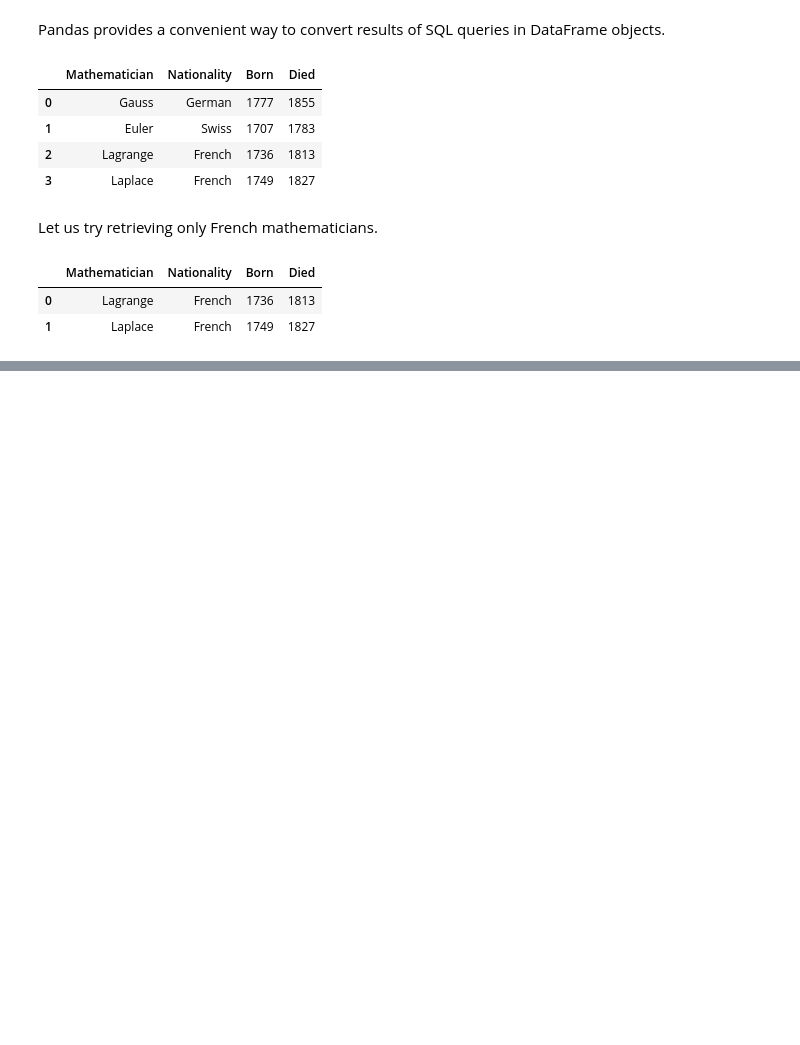
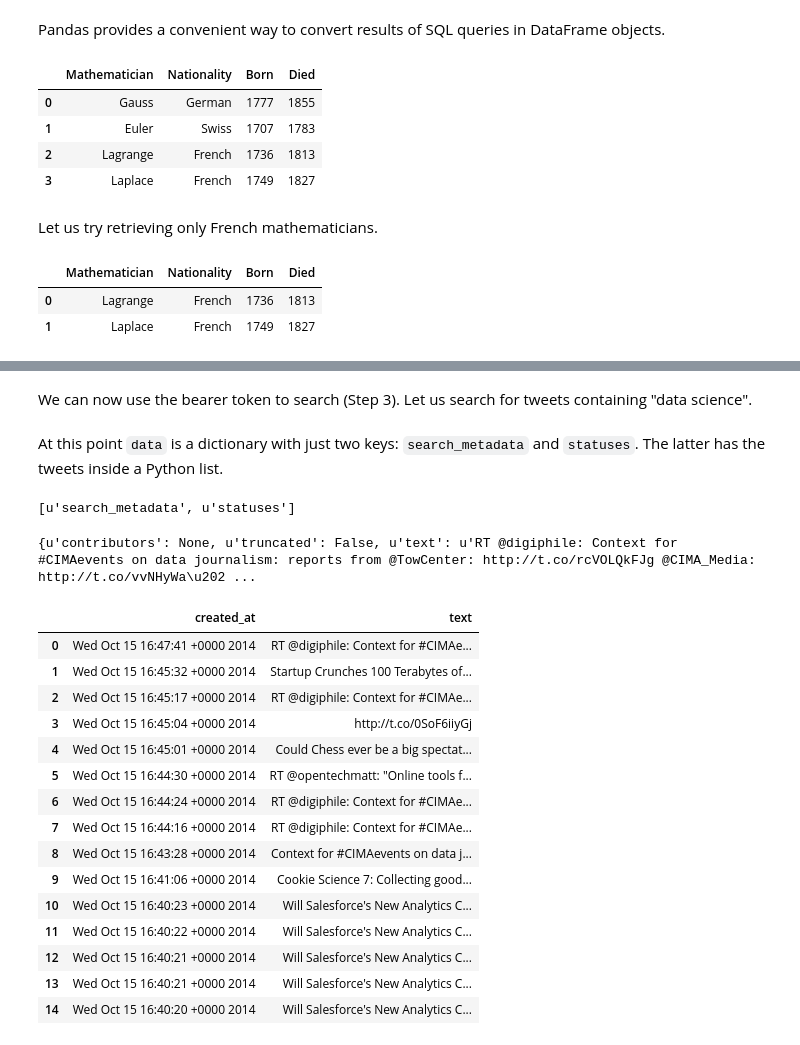
Before and after one commit to ambujtewari/stats607a-fall2014, a Jupyter notebook: Lecture 10.ipynb, the cells around one changed output, grey strips where cells are left out. Cells and saved outputs as stored; diff of their text form; code cells hidden in the pictures; blank space fills up the shorter version.

```diff
--- a/Lecture 10.ipynb
+++ b/Lecture 10.ipynb
@@ -190,0 +202,17 @@ sql.read_sql('SELECT * FROM math WHERE Nationality="French"', con)
+# %%
+from urllib2 import urlopen, Request  # to create HTTP requests and open URLs
+import base64  # for base64 encoding
+import json  # for handling the JSON format
+
+consumer_key = 'dNcn9ZjPJ6dSaXJMYnVgna7jg'  # our app's consumer key
+consumer_secret = open('consumer_secret', 'r').read().strip()  # read secret (should not be made public) from file
+
+bearer_token = '%s:%s' % (consumer_key, consumer_secret)
+encoded_bearer_token = base64.b64encode(bearer_token.encode('ascii'))  # bearer token needs to be base64 encoded
+request = Request('https://api.twitter.com/oauth2/token')
+request.add_header('Content-Type',
+                   'application/x-www-form-urlencoded;charset=UTF-8')
+request.add_header('Authorization',
+                   'Basic %s' % encoded_bearer_token.decode('utf-8'))
+request_data = 'grant_type=client_credentials'.encode('ascii')
+request.add_data(request_data)
@@ -190,0 +221,45 @@ sql.read_sql('SELECT * FROM math WHERE Nationality="French"', con)
+# %%
+response = urlopen(request)  # make the request
+raw_data = response.read().decode('utf-8')  # read the raw results in JSON format
+data = json.loads(raw_data)  # decode JSON into Python data structures
+bearer_token = data['access_token']  # extract the token
+# %% [markdown]
+We can now use the bearer token to search (Step 3). Let us search for tweets containing "data science".
+# %%
+url = 'https://api.twitter.com/1.1/search/tweets.json?q=data%20science'  # search for "data science"
+request = Request(url)
+request.add_header('Authorization', 'Bearer %s' % bearer_token)  # use the bearer token from Step 2
+response = urlopen(request)  # make the request
+raw_data = response.read().decode('utf-8')  # results in raw JSON
+data = json.loads(raw_data)  # decode JSON into Python data structures
+# %% [markdown]
+At this point `data` is a dictionary with just two keys: `search_metadata` and `statuses`. The latter has the tweets inside a Python list.
+# %%
+print data.keys()
+# %% [output]
+[u'search_metadata', u'statuses']
+# %%
+print data['statuses'][0]  # get the first tweet, it is returned as a dict
+# %% [output]
+{u'contributors': None, u'truncated': False, u'text': u'RT @digiphile: Context for #CIMAevents on data journalism: reports from @TowCenter: http://t.co/rcVOLQkFJg @CIMA_Media: http://t.co/vvNHyWa\u202 ...
+# %%
+# Extract the text and created_at fields and convert in pandas DataFrame
+tweets_df = pd.DataFrame(data['statuses'], columns=['created_at', 'text'])
+tweets_df
+# %% [output]
+|  | created_at | text |
+| 0 | Wed Oct 15 16:47:41 +0000 2014 | RT @digiphile: Context for #CIMAe... |
+| 1 | Wed Oct 15 16:45:32 +0000 2014 | Startup Crunches 100 Terabytes of... |
+| 2 | Wed Oct 15 16:45:17 +0000 2014 | RT @digiphile: Context for #CIMAe... |
+| 3 | Wed Oct 15 16:45:04 +0000 2014 | http://t.co/0SoF6iiyGj |
+| 4 | Wed Oct 15 16:45:01 +0000 2014 | Could Chess ever be a big spectat... |
+| 5 | Wed Oct 15 16:44:30 +0000 2014 | RT @opentechmatt: "Online tools f... |
+| 6 | Wed Oct 15 16:44:24 +0000 2014 | RT @digiphile: Context for #CIMAe... |
+| 7 | Wed Oct 15 16:44:16 +0000 2014 | RT @digiphile: Context for #CIMAe... |
+| 8 | Wed Oct 15 16:43:28 +0000 2014 | Context for #CIMAevents on data j... |
+| 9 | Wed Oct 15 16:41:06 +0000 2014 | Cookie Science 7: Collecting good... |
+| 10 | Wed Oct 15 16:40:23 +0000 2014 | Will Salesforce's New Analytics C... |
+| 11 | Wed Oct 15 16:40:22 +0000 2014 | Will Salesforce's New Analytics C... |
+| 12 | Wed Oct 15 16:40:21 +0000 2014 | Will Salesforce's New Analytics C... |
+| 13 | Wed Oct 15 16:40:21 +0000 2014 | Will Salesforce's New Analytics C... |
+| 14 | Wed Oct 15 16:40:20 +0000 2014 | Will Salesforce's New Analytics C... |
```
Also changed, not shown: parts of 6 cells of this notebook.
